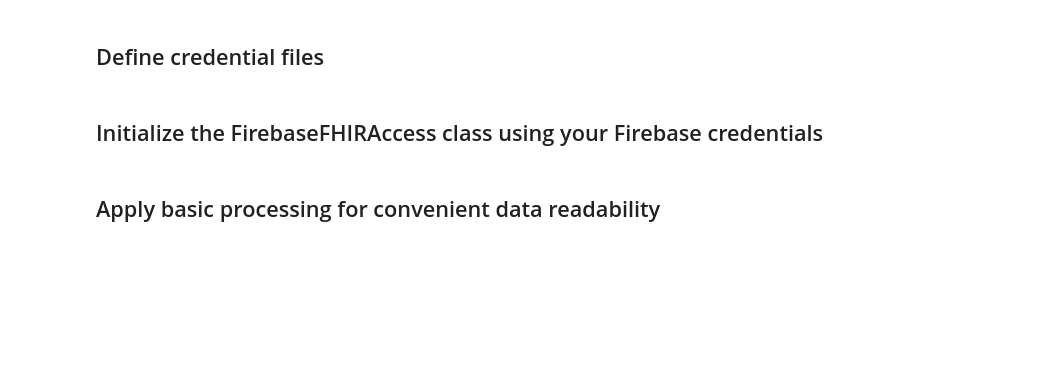
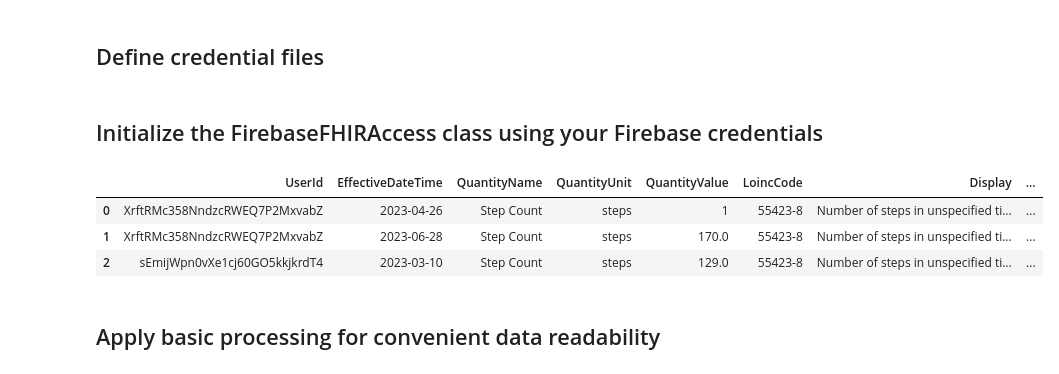
Before and after one commit to StanfordSpezi/SpeziDataPipeline, a Jupyter notebook: SpeziDataPipelineTemplate.ipynb, the cells around one changed output. Saved outputs shown, nothing was run; the diff lists cells and outputs as text; code cells hidden in the pictures; blank space fills up the shorter version.

```diff
--- a/SpeziDataPipelineTemplate.ipynb
+++ b/SpeziDataPipelineTemplate.ipynb
@@ -35,3 +33,10 @@ flattened_fhir_dataframe.df.head()
+# %%
+flattened_fhir_dataframe.df.tail()
+# %% [output]
+|  | UserId | EffectiveDateTime | QuantityName | QuantityUnit | QuantityValue | LoincCode | Display | ... |
+| 0 | XrftRMc358NndzcRWEQ7P2MxvabZ | 2023-04-26 | Step Count | steps | 1 | 55423-8 | Number of steps in unspecified ti... | ... |
+| 1 | XrftRMc358NndzcRWEQ7P2MxvabZ | 2023-06-28 | Step Count | steps | 170.0 | 55423-8 | Number of steps in unspecified ti... | ... |
+| 2 | sEmijWpn0vXe1cj60GO5kkjkrdT4 | 2023-03-10 | Step Count | steps | 129.0 | 55423-8 | Number of steps in unspecified ti... | ... |
 # %% [markdown]
 ## Apply basic processing for convenient data readability
 # %%
```
Also changed, not shown: parts of 10 cells of this notebook, 11 other files.
